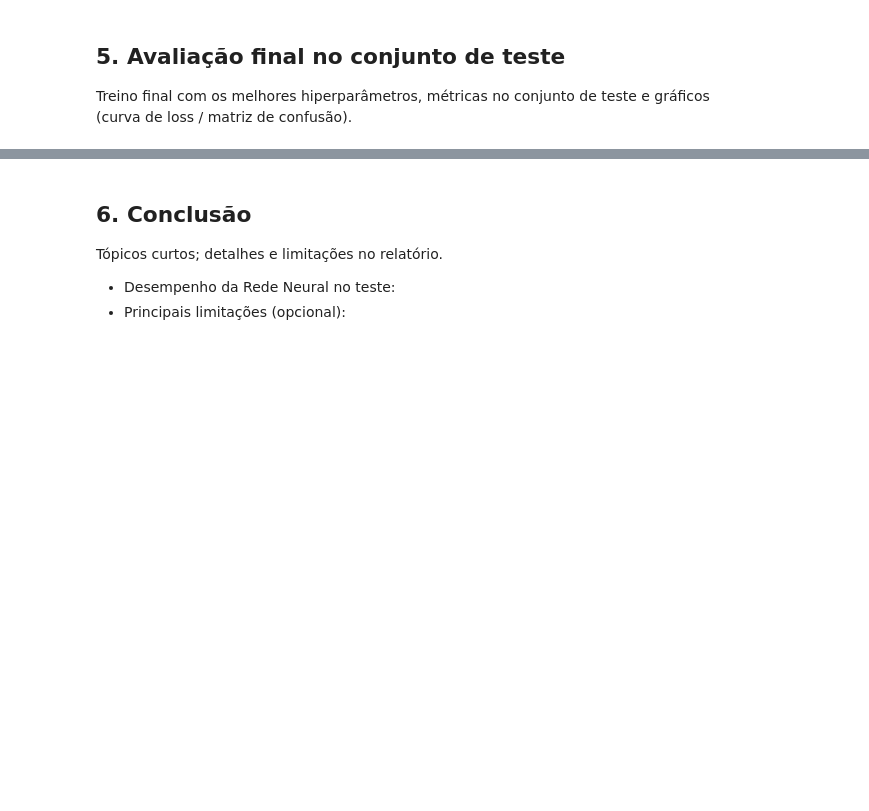
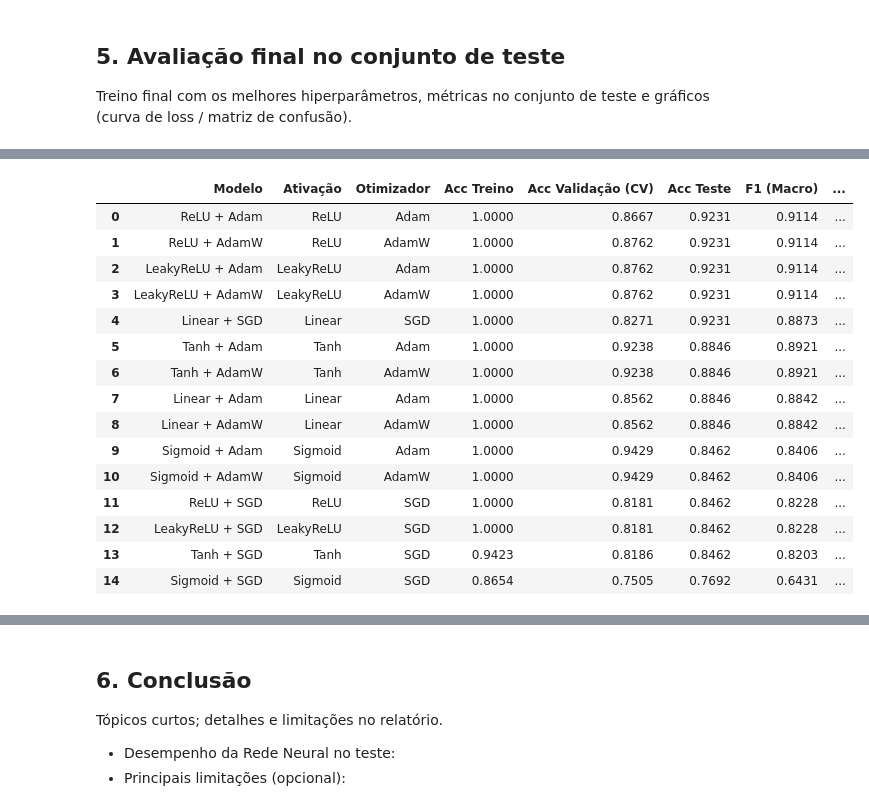
Before and after one commit to Machine-Learning-Name-in-progress/Classification-Pipeline, a Jupyter notebook: classification_pipeline_neural_networks.ipynb, the cells around one changed output, grey strips where cells are left out. Cells and saved outputs as stored; diff of their text form; code cells hidden in the pictures; blank space fills up the shorter version.

```diff
--- a/classification_pipeline_neural_networks.ipynb
+++ b/classification_pipeline_neural_networks.ipynb
@@ -105,2 +173,15 @@ Divisão estratificada e padronização calculada **só no treino** e aplicada n
 # %% [markdown]
 ### 3.1 Baseline
+# %%
+# Classe mais frequente no conjunto de treino:
+majority_class = int(pd.Series(y_train_idx).mode()[0])
+
+# predição baseline no treino e teste:
+y_train_baseline = np.full_like(y_train_idx, fill_value=majority_class)
+y_test_baseline = np.full_like(y_test_idx, fill_value=majority_class)
+
+print(f"Classe majoritária: {majority_class}")
+print(f"Acurácia baseline no treino: {accuracy(y_train_idx.tolist(),
+                                     y_train_baseline.tolist()):.4f}")
+print(f"Acurácia baseline no teste: {accuracy(y_test_idx.tolist(),
+                                    y_test_baseline.tolist()):.4f}")
@@ -114,3 +305,67 @@ Usar **só o conjunto de treino**. O teste não aparece nesta seção.
 ## 5. Avaliação final no conjunto de teste
 
 Treino final com os melhores hiperparâmetros, métricas no conjunto de teste e gráficos (curva de loss / matriz de confusão).
+# %%
+best_params = search_results["best_params"]
+print("Melhores hiperparâmetros encontrados:")
+for param, value in best_params.items():
+    print(f"{param}: {value}")
+
+best_val_accuracy = search_results["best_score"]
+print(f"\nMelhor acurácia de validação cruzada, 5-fold: \
+       {best_val_accuracy:.4f}")
+
+best_mlp = search_results["best_estimator"]
+print(f"Resumo do melhor modelo encontrado: {best_mlp}")
+
+y_test_pred = best_mlp.predict(X_te_pca)
+y_test_proba = best_mlp.predict_proba(X_te_pca)
+
+# Métricas da ml_library no teste, pro best model
+acc_test = accuracy(y_test_idx, y_test_pred)
+prec_test = precision(y_test_idx, y_test_pred, labels_list)
+rec_test = recall(y_test_idx, y_test_pred, labels_list)
+f1_test = f1_score(y_test_idx, y_test_pred, labels_list)
+ll_test = log_loss(y_test_idx, y_test_proba, labels_list)
+cm = confusion_matrix(y_test_idx, y_test_pred, labels_list)
+
+acc_base = accuracy(y_test_idx, y_test_baseline)
+print(f"\nAcurácia no Teste:  {acc_test:.4f}  (Baseline: {acc_base:.4f})")
+print(f"F1-Score (Macro):   {np.mean(f1_test):.4f}")
+print(f"Precisão (Macro):   {np.mean(prec_test):.4f}")
+print(f"Recall (Macro):     {np.mean(rec_test):.4f}")
+print(f"Log-Loss no Teste:  {ll_test:.4f}")
+
+# comparação de todos os modelos possíveis
+test_rows = []
+for key, info in candidate_models.items():
+    est = info["estimator"]
+    y_tr_p = est.predict(X_tr_pca)
+    y_te_p = est.predict(X_te_pca)
+    y_te_prob = est.predict_proba(X_te_pca)
+
+    test_rows.append(
+        {
+            "Modelo": key,
+            "Ativação": info["activation"],
+            "Otimizador": info["optimizer"],
+            "Acc Treino": accuracy(y_train_idx, y_tr_p),
+            "Acc Validação (CV)": info["cv_score"],
+            "Acc Teste": accuracy(y_test_idx, y_te_p),
+            "F1 (Macro)": np.mean(f1_score(y_test_idx, y_te_p, labels_list)),
+            "Precisão (Macro)": np.mean(
+                precision(y_test_idx, y_te_p, labels_list)
+            ),
+            "Recall (Macro)": np.mean(recall(y_test_idx, y_te_p, labels_list)),
+            "Log-Loss (Teste)": log_loss(y_test_idx, y_te_prob, labels_list),
+        }
+    )
+
+print("\nComparação geral dos modelos avaliados no Teste:")
+comparison_df = (
+    pd.DataFrame(test_rows)
+    .sort_values(by=["Acc Teste", "F1 (Macro)"], ascending=False)
+    .reset_index(drop=True)
+)
+display(comparison_df.round(4))
+# %% [output]
@@ -116,0 +389,16 @@ Treino final com os melhores hiperparâmetros, métricas no conjunto de teste e
+|  | Modelo | Ativação | Otimizador | Acc Treino | Acc Validação (CV) | Acc Teste | F1 (Macro) | ... |
+| 0 | ReLU + Adam | ReLU | Adam | 1.0000 | 0.8667 | 0.9231 | 0.9114 | ... |
+| 1 | ReLU + AdamW | ReLU | AdamW | 1.0000 | 0.8762 | 0.9231 | 0.9114 | ... |
+| 2 | LeakyReLU + Adam | LeakyReLU | Adam | 1.0000 | 0.8762 | 0.9231 | 0.9114 | ... |
+| 3 | LeakyReLU + AdamW | LeakyReLU | AdamW | 1.0000 | 0.8762 | 0.9231 | 0.9114 | ... |
+| 4 | Linear + SGD | Linear | SGD | 1.0000 | 0.8271 | 0.9231 | 0.8873 | ... |
+| 5 | Tanh + Adam | Tanh | Adam | 1.0000 | 0.9238 | 0.8846 | 0.8921 | ... |
+| 6 | Tanh + AdamW | Tanh | AdamW | 1.0000 | 0.9238 | 0.8846 | 0.8921 | ... |
+| 7 | Linear + Adam | Linear | Adam | 1.0000 | 0.8562 | 0.8846 | 0.8842 | ... |
+| 8 | Linear + AdamW | Linear | AdamW | 1.0000 | 0.8562 | 0.8846 | 0.8842 | ... |
+| 9 | Sigmoid + Adam | Sigmoid | Adam | 1.0000 | 0.9429 | 0.8462 | 0.8406 | ... |
+| 10 | Sigmoid + AdamW | Sigmoid | AdamW | 1.0000 | 0.9429 | 0.8462 | 0.8406 | ... |
+| 11 | ReLU + SGD | ReLU | SGD | 1.0000 | 0.8181 | 0.8462 | 0.8228 | ... |
+| 12 | LeakyReLU + SGD | LeakyReLU | SGD | 1.0000 | 0.8181 | 0.8462 | 0.8228 | ... |
+| 13 | Tanh + SGD | Tanh | SGD | 0.9423 | 0.8186 | 0.8462 | 0.8203 | ... |
+| 14 | Sigmoid + SGD | Sigmoid | SGD | 0.8654 | 0.7505 | 0.7692 | 0.6431 | ... |
```
Also changed, not shown: parts of 17 cells of this notebook, 2 other files.
